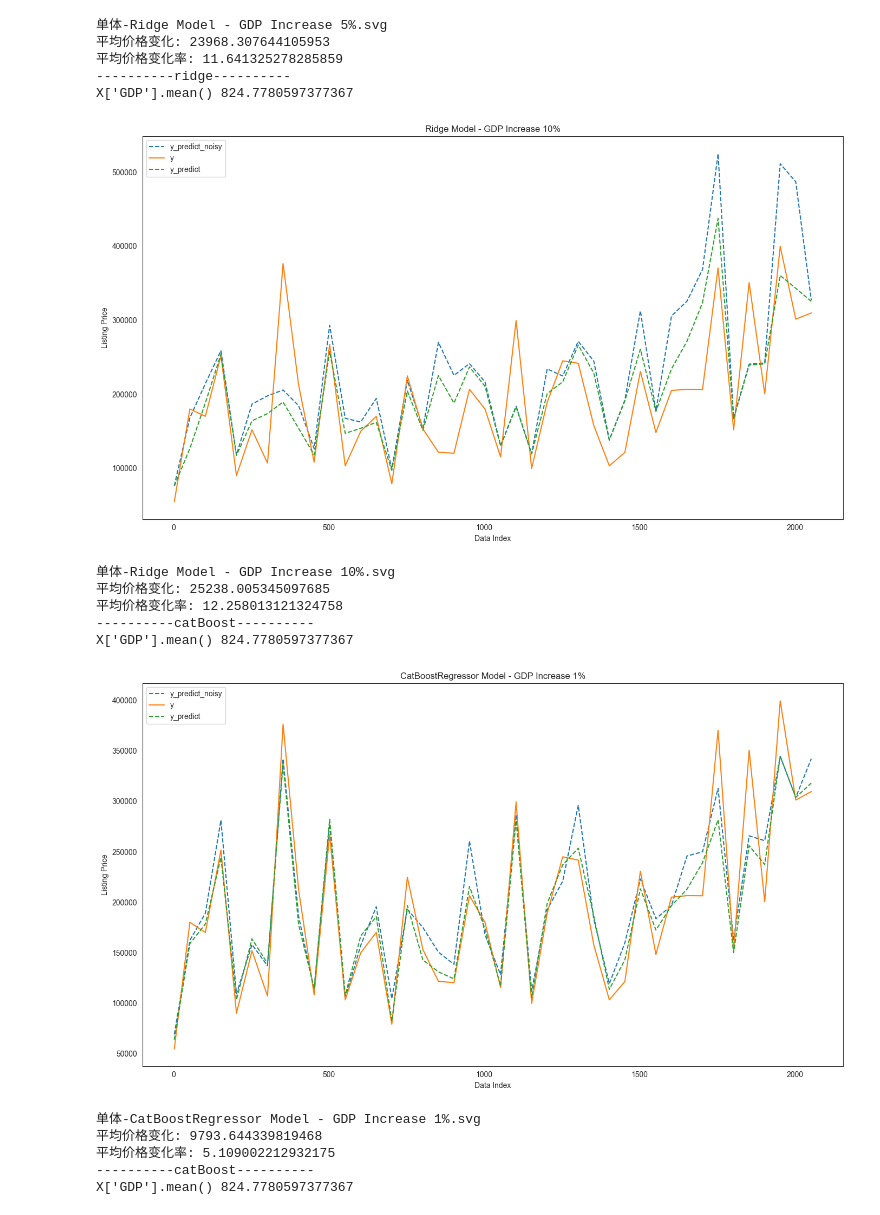
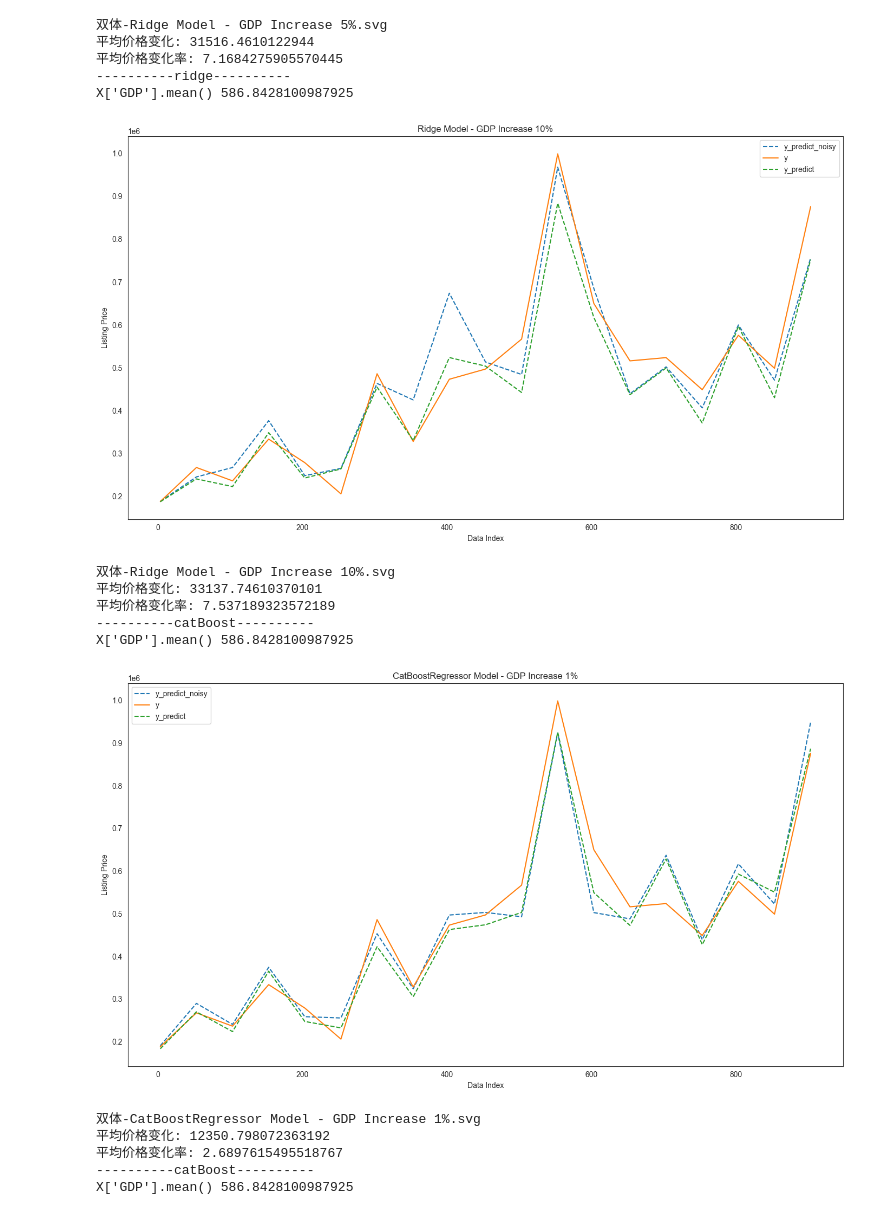
Before and after one commit to james-curtis/2023SpringMCM, a Jupyter notebook: T1/regressive/加扰动测试.ipynb, the cells around one changed output. Drawn from its saved outputs; the diff is of its cells as text; code cells hidden in the pictures.

```diff
--- a/T1/regressive/加扰动测试.ipynb
+++ b/T1/regressive/加扰动测试.ipynb
@@ -28,7 +28,7 @@ def getxy(query=None):
         '物流总成本占GDP的平均比例',
     ]
 
-    df = pd.read_excel(r'../数据预处理/xlsx/单体-合并修正缩放后总数据.xlsx', sheet_name='已编码汇总')
+    df = pd.read_excel(r'../数据预处理/xlsx/双体-合并修正缩放后总数据.xlsx', sheet_name='已编码汇总')
     df.drop(columns=exceptCol, inplace=True, axis=1)
     if query is not None:
         df = df[query(df)]
@@ -38,7 +38,7 @@ def getxy(query=None):
     return X, y
 # %%
 
-additionFileName = '单体'
+additionFileName = '双体'
 
 
 def testNoisy(model, noiseRatio=None):
@@ -141,17 +141,17 @@ X['GDP'].mean() 824.7780597377367
-单体-Ridge Model - GDP Increase 5%.svg
-平均价格变化: 23968.307644105953
-平均价格变化率: 11.641325278285859
+双体-Ridge Model - GDP Increase 5%.svg
+平均价格变化: 31516.4610122944
+平均价格变化率: 7.1684275905570445
 ----------ridge----------
-X['GDP'].mean() 824.7780597377367
+X['GDP'].mean() 586.8428100987925
-[figure, old version]
+[figure, new version]
-单体-Ridge Model - GDP Increase 10%.svg
-平均价格变化: 25238.005345097685
-平均价格变化率: 12.258013121324758
+双体-Ridge Model - GDP Increase 10%.svg
+平均价格变化: 33137.74610370101
+平均价格变化率: 7.537189323572189
 ----------catBoost----------
-X['GDP'].mean() 824.7780597377367
+X['GDP'].mean() 586.8428100987925
-[figure, old version]
+[figure, new version]
-单体-CatBoostRegressor Model - GDP Increase 1%.svg
-平均价格变化: 9793.644339819468
-平均价格变化率: 5.109002212932175
+双体-CatBoostRegressor Model - GDP Increase 1%.svg
+平均价格变化: 12350.798072363192
+平均价格变化率: 2.6897615495518767
 ----------catBoost----------
-X['GDP'].mean() 824.7780597377367
+X['GDP'].mean() 586.8428100987925
```
Also changed, not shown: parts of 1 cell of this notebook, 16 other files.
